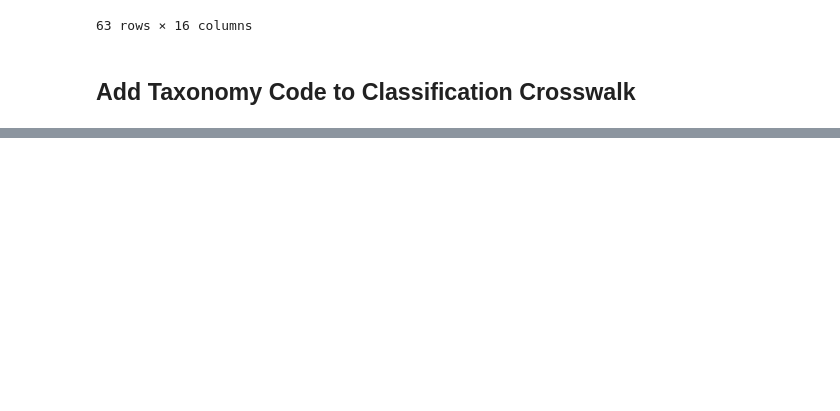
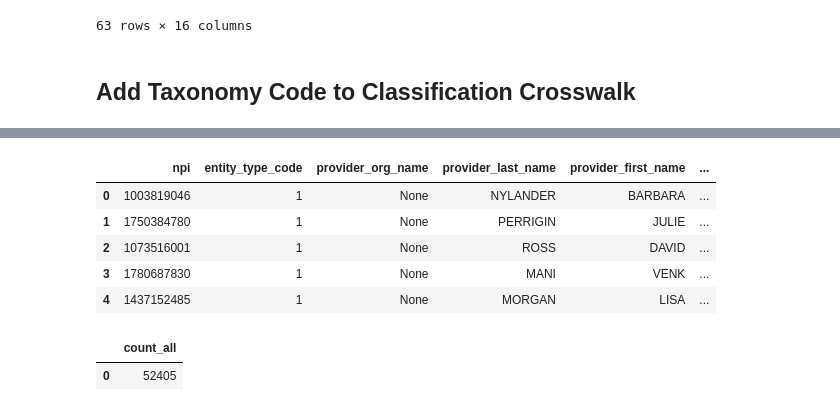
Before and after one commit to maevadevs/Hcbb-Hop-Team, a Jupyter notebook: notebooks/maeva-01-nppes-to-sqlite.ipynb, the cells around one changed output, grey strips where cells are left out. Cells and saved outputs as stored; diff of their text form; code cells hidden in the pictures; blank space fills up the shorter version.

```diff
--- a/notebooks/maeva-01-data-wrangling-nppes-loading-to-sqlite.ipynb
+++ b/notebooks/maeva-01-nppes-to-sqlite.ipynb
@@ -223,0 +204,2 @@ provider_business_zip -> int -> str
+# %%
+taxonomy_codes = taxonomy_codes[['Code', 'Classification']]
@@ -223,0 +219,7 @@ provider_business_zip -> int -> str
+# %%
+npidata = npidata.merge(
+    taxonomy_codes,
+    how='left',
+    left_on = 'primary_taxonomy',
+    right_on = 'Code',
+copy=False).drop('Code', axis=1)
@@ -223,0 +394,31 @@ provider_business_zip -> int -> str
+# %%
+with sqlite3.connect('../data/hcbb.sqlite') as db :
+
+    query = """
+    SELECT *
+    FROM npidata
+    LIMIT 5;
+    """
+
+    test_df = pd.read_sql(query, db)
+
+display(test_df)
+# %% [output]
+|  | npi | entity_type_code | provider_org_name | provider_last_name | provider_first_name | ... |
+| 0 | 1003819046 | 1 | None | NYLANDER | BARBARA | ... |
+| 1 | 1750384780 | 1 | None | PERRIGIN | JULIE | ... |
+| 2 | 1073516001 | 1 | None | ROSS | DAVID | ... |
+| 3 | 1780687830 | 1 | None | MANI | VENK | ... |
+| 4 | 1437152485 | 1 | None | MORGAN | LISA | ... |
+# %%
+with sqlite3.connect('../data/hcbb.sqlite') as db :
+    query = """
+    SELECT COUNT(*) AS count_all FROM npidata;
+    """
+
+    test_df = pd.read_sql(query, db)
+
+display(test_df)
+# %% [output]
+|  | count_all |
+| 0 | 52405 |
```
Also changed, not shown: parts of 38 cells of this notebook, 2 other files.
